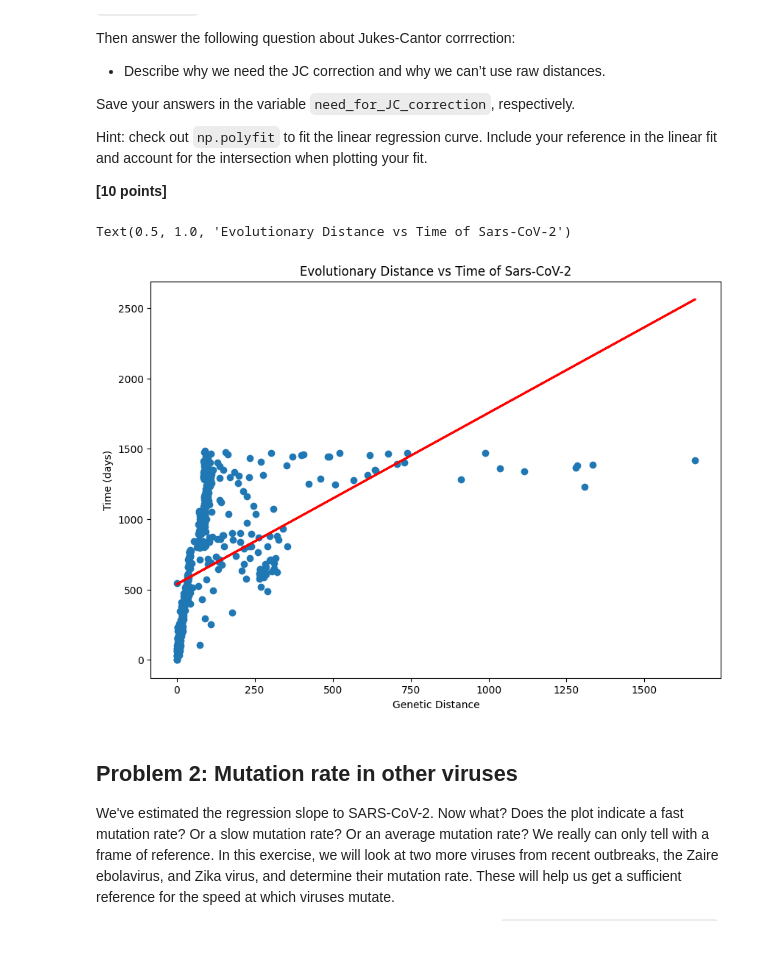
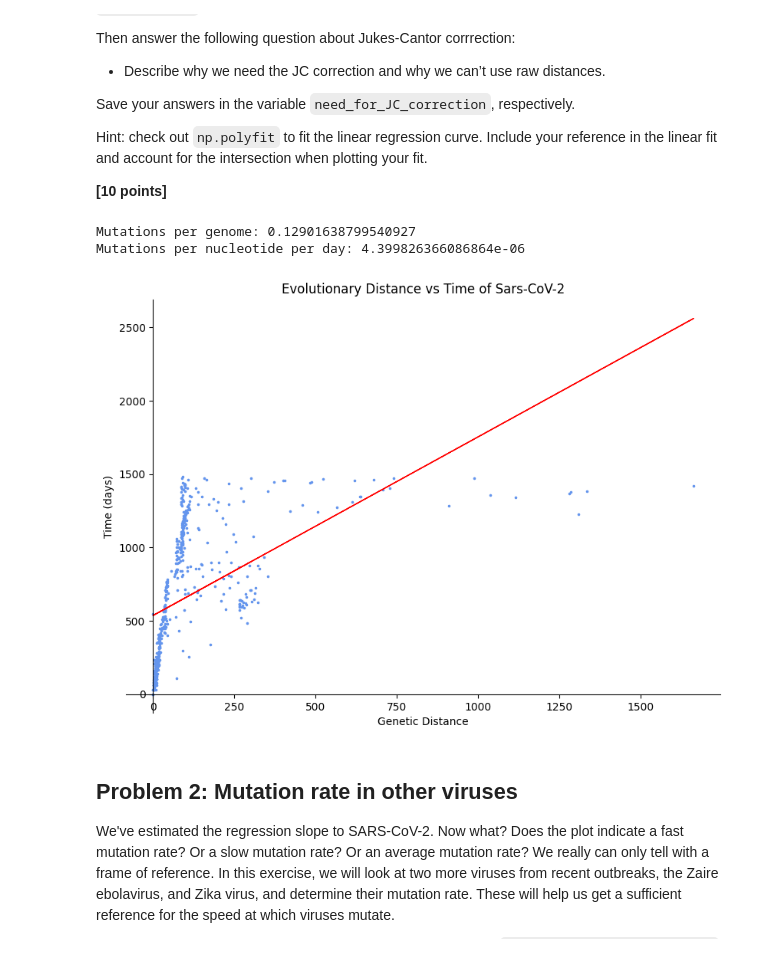
Before and after one commit to riva-man/assign_viral_evo, a Jupyter notebook: viral_evo_workbook.ipynb, the cells around one changed output. Cells and saved outputs as stored; diff of their text form; code cells hidden in the pictures.

Commit message:
Calculating and plotting mutation rate
- Using code in Problem 2 for Problem 3
- Creating functions for better style
- Answering questions in notebook

```diff
--- a/viral_evo_workbook.ipynb
+++ b/viral_evo_workbook.ipynb
@@ -71,43 +77,65 @@ sars_cov_2_per_nt_per_day = 0.0
 from Bio import Entrez
 Entrez.email = "z5588493@student.unsw.edu.au"
 
 # Getting reference sequence
 handle = Entrez.efetch(db="nucleotide", id='NC_045512.2', rettype="genbank", retmode="text")
 record = SeqIO.read(handle, "genbank")
 reference_seq = record.seq
 
 # Storing date of reference sequence
 for feature in record.features:
     if feature.type == 'source':
         date = pd.to_datetime(feature.qualifiers['collection_date'][0]).date()
         break
 
+# Function that gets the length of sequences disregarding indels/gaps
+def get_lengths(ref_seq, seq):
+    length = 0
+    for i in range(len(ref_seq)):
+        if reference_seq[i] == '-' or seq[i] == '-':
+            continue
+        length += 1
+
+    return length
+
 # Getting distance and days of evolution for each genome compared to the references
 distances = []
 days = []
+lengths = []
 from helper_functions import jukes_cantor
 for genome in SeqIO.parse("./data/p1-sars-cov-2-variants.fasta", "fasta"):
-    distances.append(jukes_cantor(reference_seq, genome.seq))
+    distances.append(abs(jukes_cantor(reference_seq, genome.seq)))
     gen_date = pd.to_datetime(genome.id.split('|')[2]).date()
     days.append((gen_date - date).days)
 
+    lengths.append(get_lengths(reference_seq, genome.seq))
+
 distances = np.array(distances, dtype=float)
-days = np.array(days, dtype=float)
+days = np.array(days, dtype=int)
+
+# Printing average values of mutations per genome per day, and mutations per nucleotide per day
+print("Mutations per genome:", sum(distances/days)/len(distances))
+print("Mutations per nucleotide per day:", sum(distances/(days*lengths))/len(distances))
 
 # Plotting values in scatter plot
 import matplotlib.pyplot as plt
-fig = plt.figure(figsize=(10, 7))
-plt.scatter(distances, days)
+fig, ax = plt.subplots(figsize=(10, 7))
+ax.scatter(distances, days, s=10, c='cornflowerblue',marker=".")
 # Getting intercept and slope for linear regression and plotting
 m, b = np.polyfit(distances, days, 1)
-plt.plot(distances, m * distances + b, color='red', linewidth=2)
+ax.plot(distances, m * distances + b, color='red', linewidth=1)
 
-plt.xlabel('Genetic Distance')
-plt.ylabel('Time (days)')
-plt.title('Evolutionary Distance vs Time of Sars-CoV-2')
+ax.set_xlabel('Genetic Distance')
+ax.set_ylabel('Time (days)')
+ax.set_title('Evolutionary Distance vs Time of Sars-CoV-2')
+ax.spines[['left', 'bottom']].set_position('zero')
+ax.spines[['top', 'right']].set_visible(False)
+
+plt.savefig('problem1.svg')
 # %% [output]
-Text(0.5, 1.0, 'Evolutionary Distance vs Time of Sars-CoV-2')
+Mutations per genome: 0.12901638799540927
+Mutations per nucleotide per day: 4.399826366086864e-06
-[figure, old version]
+[figure, new version]
 # %% [markdown]
 ## Problem 2: Mutation rate in other viruses
 
```
Also changed, not shown: parts of 8 cells of this notebook, 1 other file.
